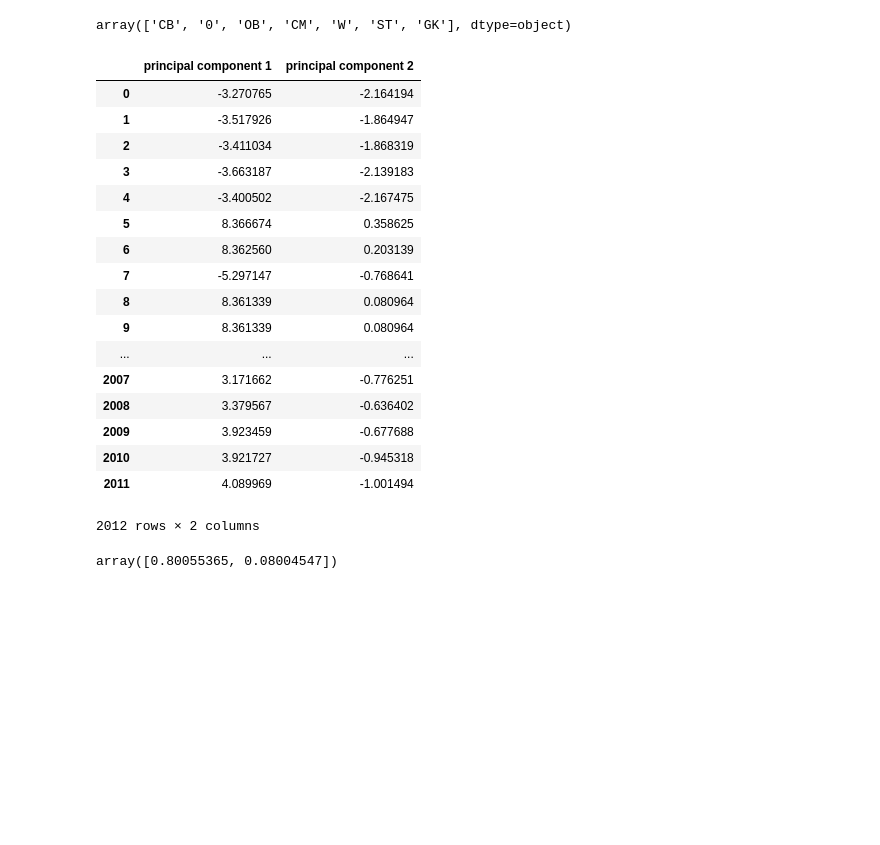
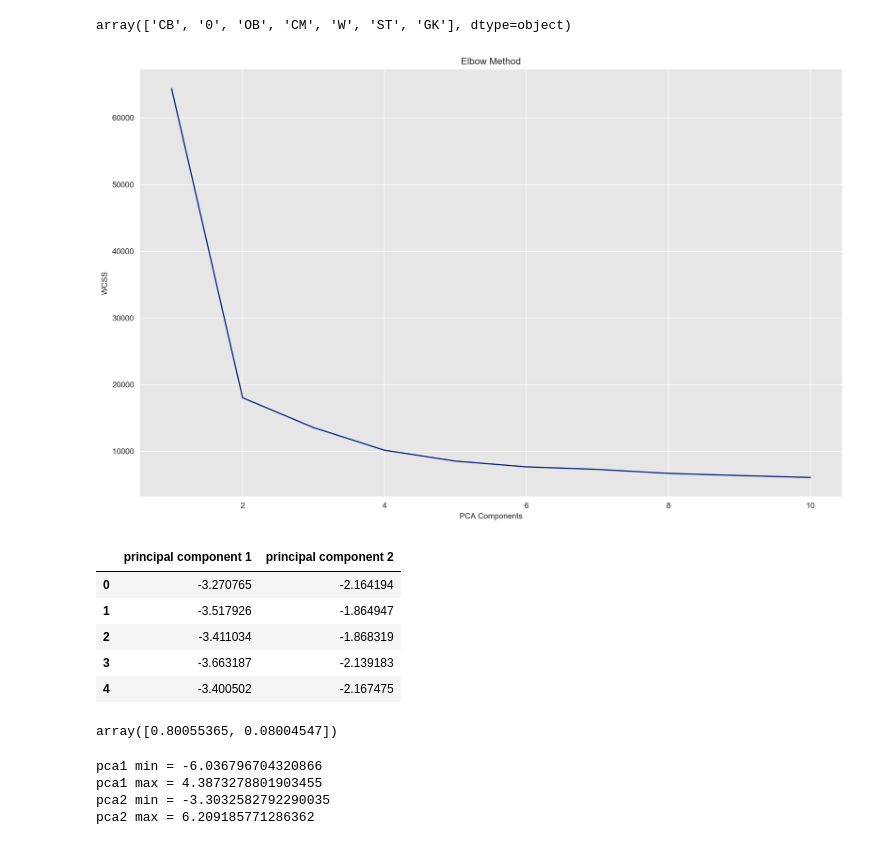
Before and after one commit to akochman/prem_league_analytics, a Jupyter notebook: ml/kmeans.ipynb, the cells around one changed output. Drawn from its saved outputs; the diff is of its cells as text; code cells hidden in the pictures; blank space fills up the shorter version.

```diff
--- a/ml/kmeans.ipynb
+++ b/ml/kmeans.ipynb
@@ -82,32 +90,34 @@ x = df.loc[:, features].values
 y = df.loc[:,['player_position_value']].values
 # Standardizing the features
 x = StandardScaler().fit_transform(x)
+# %%
+wcss = []
+plt.figure(figsize=(16, 10), dpi=200)
+for i in range(1, 11):
+    kmeans = KMeans(n_clusters=i, init='k-means++', max_iter=300, n_init=10, random_state=0)
+    kmeans.fit(x)
+    wcss.append(kmeans.inertia_)
+plt.plot(range(1, 11), wcss)
+plt.title('Elbow Method')
+plt.xlabel('PCA Components')
+plt.ylabel('WCSS')
+plt.show()
+# %% [output]
+[figure, added]
 # %%
 from sklearn.decomposition import PCA
 pca = PCA(n_components=2)
 principalComponents = pca.fit_transform(x)
 principalDf = pd.DataFrame(data = principalComponents
              , columns = ['principal component 1', 'principal component 2'])
-principalDf
+principalDf.head()
 # %% [output]
 |  | principal component 1 | principal component 2 |
 | 0 | -3.270765 | -2.164194 |
 | 1 | -3.517926 | -1.864947 |
 | 2 | -3.411034 | -1.868319 |
 | 3 | -3.663187 | -2.139183 |
 | 4 | -3.400502 | -2.167475 |
-| 5 | 8.366674 | 0.358625 |
-| 6 | 8.362560 | 0.203139 |
-| 7 | -5.297147 | -0.768641 |
-| 8 | 8.361339 | 0.080964 |
-| 9 | 8.361339 | 0.080964 |
-| ... | ... | ... |
-| 2007 | 3.171662 | -0.776251 |
-| 2008 | 3.379567 | -0.636402 |
-| 2009 | 3.923459 | -0.677688 |
-| 2010 | 3.921727 | -0.945318 |
-| 2011 | 4.089969 | -1.001494 |
-2012 rows × 2 columns
 # %%
 pca.explained_variance_ratio_
 # %% [output]
@@ -117,0 +129,10 @@ finalDf = finalDf[finalDf.player_position != '0']
+# %%
+print('pca1 min = ' + str(finalDf['principal component 1'].min()))
+print('pca1 max = ' + str(finalDf['principal component 1'].max()))
+print('pca2 min = ' + str(finalDf['principal component 2'].min()))
+print('pca2 max = ' + str(finalDf['principal component 2'].max()))
+# %% [output]
+pca1 min = -6.036796704320866
+pca1 max = 4.3873278801903455
+pca2 min = -3.3032582792290035
+pca2 max = 6.209185771286362
```
Also changed, not shown: parts of 41 cells of this notebook, 4 other files.
